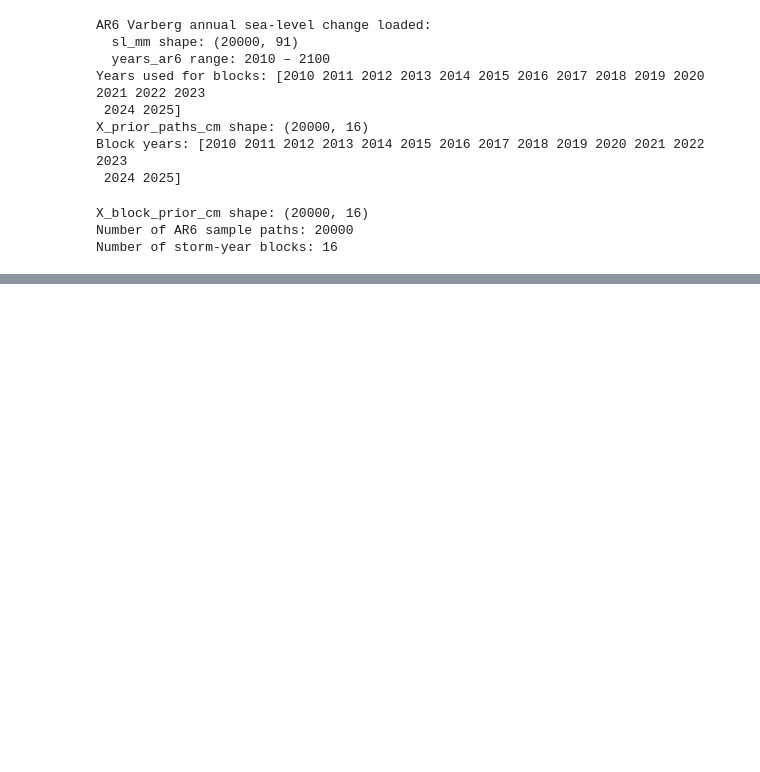
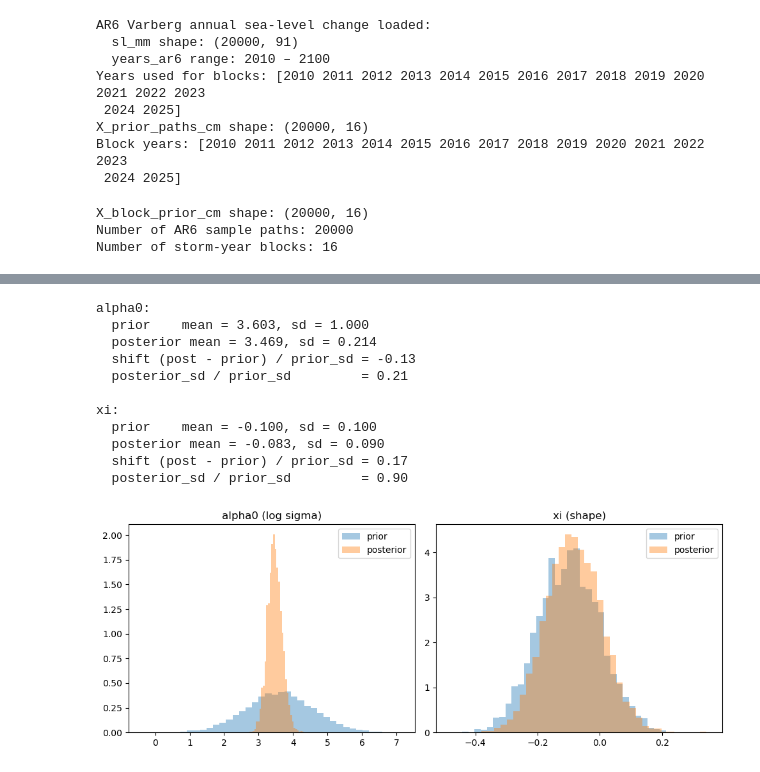
Before and after one commit to joensson12/flood_bandit, a Jupyter notebook: fitting_simulator.ipynb, the cells around one changed output, grey strips where cells are left out. Saved outputs shown, nothing was run; the diff lists cells and outputs as text; code cells hidden in the pictures; blank space fills up the shorter version.

```diff
--- a/fitting_simulator.ipynb
+++ b/fitting_simulator.ipynb
@@ -830,0 +961,71 @@ with pm.Model() as gev_latent_model:
+# %%
+# CELL – Prior vs posterior diagnostics for alpha0 and xi
+
+import arviz as az
+import matplotlib.pyplot as plt
+import numpy as np
+
+# Reconstruct prior hyperparameters from the model
+prior_alpha0_mu = np.log(max(y_std, 1.0))
+prior_alpha0_sd = 1.0
+
+prior_xi_mu = -0.1
+prior_xi_sd = 0.1
+
+# Posterior summary from your existing trace
+post_ax = az.summary(trace, var_names=["alpha0", "xi"])
+
+for name, prior_mu, prior_sd in [
+    ("alpha0", prior_alpha0_mu, prior_alpha0_sd),
+    ("xi",     prior_xi_mu,     prior_xi_sd),
+]:
+    post_mu = float(post_ax.loc[name, "mean"])
+    post_sd = float(post_ax.loc[name, "sd"])
+    z_shift = (post_mu - prior_mu) / prior_sd       # shift in prior SD units
+    sd_ratio = post_sd / prior_sd                   # posterior sd / prior sd
+
+    print(f"{name}:")
+    print(f"  prior    mean = {prior_mu:.3f}, sd = {prior_sd:.3f}")
+    print(f"  posterior mean = {post_mu:.3f}, sd = {post_sd:.3f}")
+    print(f"  shift (post - prior) / prior_sd = {z_shift:.2f}")
+    print(f"  posterior_sd / prior_sd         = {sd_ratio:.2f}")
+    print()
+
+# Visual comparison: prior vs posterior marginals
+n_prior_samples = 5000
+alpha0_prior_samples = np.random.normal(
+    prior_alpha0_mu, prior_alpha0_sd, size=n_prior_samples
+)
+xi_prior_samples = np.random.normal(
+    prior_xi_mu, prior_xi_sd, size=n_prior_samples
+)
+
+fig, axes = plt.subplots(1, 2, figsize=(10, 4))
+
+axes[0].hist(alpha0_prior_samples, bins=40, density=True, alpha=0.4, label="prior")
+axes[0].hist(trace.posterior["alpha0"].values.flatten(),
+             bins=40, density=True, alpha=0.4, label="posterior")
+axes[0].set_title("alpha0 (log sigma)")
+axes[0].legend()
+
+axes[1].hist(xi_prior_samples, bins=40, density=True, alpha=0.4, label="prior")
+axes[1].hist(trace.posterior["xi"].values.flatten(),
+             bins=40, density=True, alpha=0.4, label="posterior")
+axes[1].set_title("xi (shape)")
+axes[1].legend()
+
+plt.tight_layout()
+plt.show()
+# %% [output]
+alpha0:
+  prior    mean = 3.603, sd = 1.000
+  posterior mean = 3.469, sd = 0.214
+  shift (post - prior) / prior_sd = -0.13
+  posterior_sd / prior_sd         = 0.21
+
+xi:
+  prior    mean = -0.100, sd = 0.100
+  posterior mean = -0.083, sd = 0.090
+  shift (post - prior) / prior_sd = 0.17
+  posterior_sd / prior_sd         = 0.90
+[figure, added]
```
Also changed, not shown: parts of 30 cells of this notebook.
